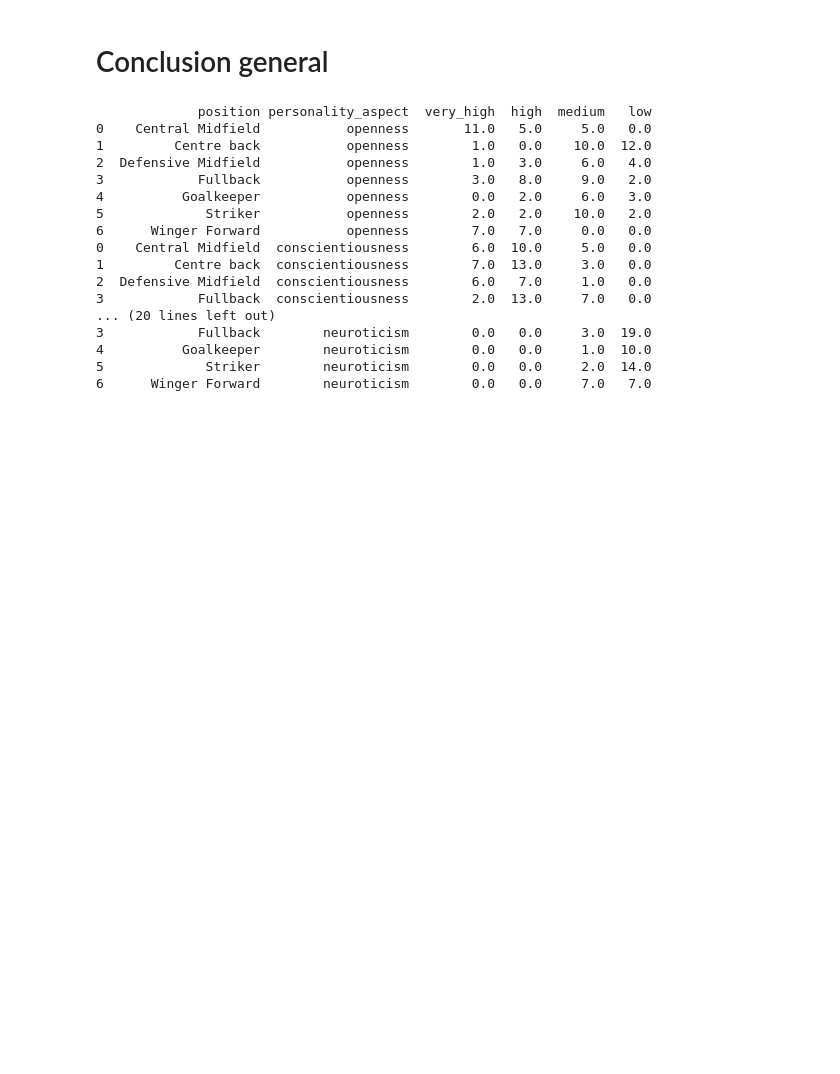
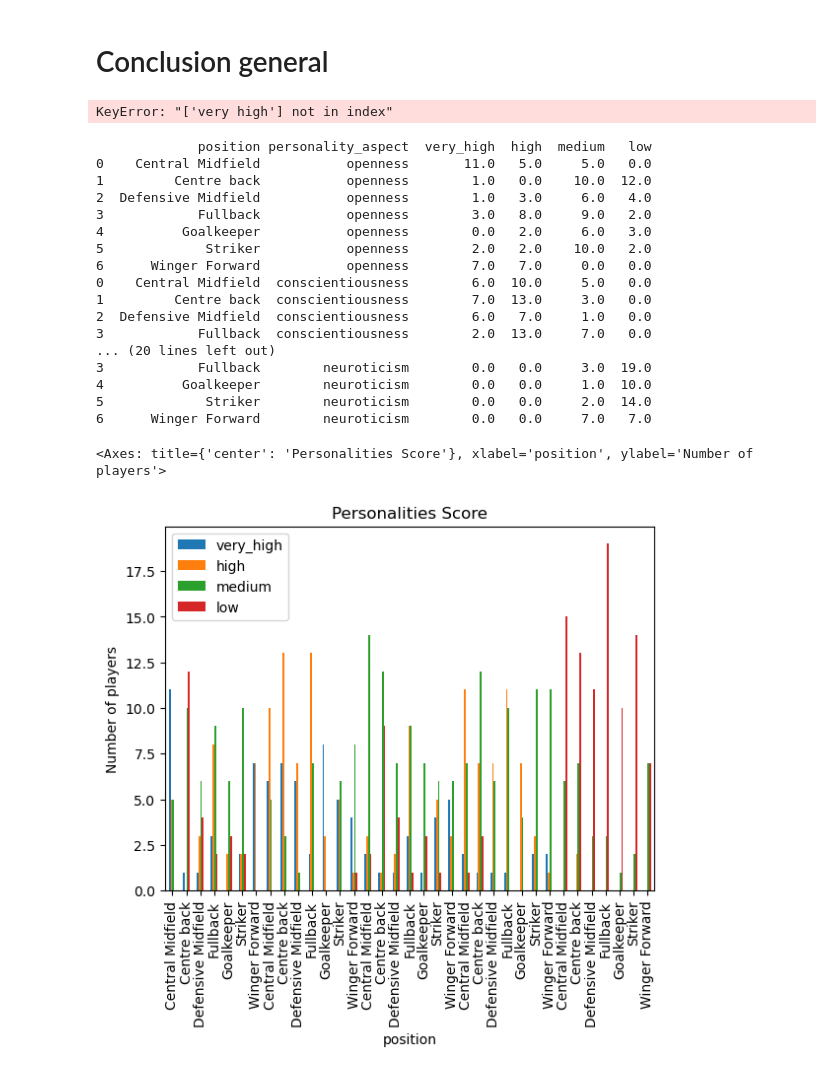
Before and after one commit to Cmb350/football_analysis_dashboard, a Jupyter notebook: football_players_personalities.ipynb, the cells around one changed output. Cells and saved outputs as stored; diff of their text form; code cells hidden in the pictures; blank space fills up the shorter version.

```diff
--- a/football_players_personalities.ipynb
+++ b/football_players_personalities.ipynb
@@ -299,23 +299,29 @@ df_final = pd.concat([pivot_openness, pivot_conscientiousness, pivot_extraversio
 df_final = df_final.fillna(0)
 df_final = df_final[['position','personality_aspect', 'very high', 'high', 'medium', 'low']]
 df_final = df_final.rename(columns = {"very high":"very_high"})
-
-print(df_final)
 # %% [output]
-             position personality_aspect  very_high  high  medium   low
-0    Central Midfield           openness       11.0   5.0     5.0   0.0
-1         Centre back           openness        1.0   0.0    10.0  12.0
-2  Defensive Midfield           openness        1.0   3.0     6.0   4.0
-3            Fullback           openness        3.0   8.0     9.0   2.0
-4          Goalkeeper           openness        0.0   2.0     6.0   3.0
-5             Striker           openness        2.0   2.0    10.0   2.0
-6      Winger Forward           openness        7.0   7.0     0.0   0.0
-0    Central Midfield  conscientiousness        6.0  10.0     5.0   0.0
-1         Centre back  conscientiousness        7.0  13.0     3.0   0.0
-2  Defensive Midfield  conscientiousness        6.0   7.0     1.0   0.0
-3            Fullback  conscientiousness        2.0  13.0     7.0   0.0
-... (20 lines left out)
-3            Fullback        neuroticism        0.0   0.0     3.0  19.0
-4          Goalkeeper        neuroticism        0.0   0.0     1.0  10.0
-5             Striker        neuroticism        0.0   0.0     2.0  14.0
-6      Winger Forward        neuroticism        0.0   0.0     7.0   7.0
+KeyError: "['very high'] not in index"
+# %%
+print(df_final)
+
+df_final.plot(kind = 'bar', x = 'position', ylabel = 'Number of players', title =  'Personalities Score')
+# %% [output]
+             position personality_aspect  very_high  high  medium   low
+0    Central Midfield           openness       11.0   5.0     5.0   0.0
+1         Centre back           openness        1.0   0.0    10.0  12.0
+2  Defensive Midfield           openness        1.0   3.0     6.0   4.0
+3            Fullback           openness        3.0   8.0     9.0   2.0
+4          Goalkeeper           openness        0.0   2.0     6.0   3.0
+5             Striker           openness        2.0   2.0    10.0   2.0
+6      Winger Forward           openness        7.0   7.0     0.0   0.0
+0    Central Midfield  conscientiousness        6.0  10.0     5.0   0.0
+1         Centre back  conscientiousness        7.0  13.0     3.0   0.0
+2  Defensive Midfield  conscientiousness        6.0   7.0     1.0   0.0
+3            Fullback  conscientiousness        2.0  13.0     7.0   0.0
+... (20 lines left out)
+3            Fullback        neuroticism        0.0   0.0     3.0  19.0
+4          Goalkeeper        neuroticism        0.0   0.0     1.0  10.0
+5             Striker        neuroticism        0.0   0.0     2.0  14.0
+6      Winger Forward        neuroticism        0.0   0.0     7.0   7.0
+<Axes: title={'center': 'Personalities Score'}, xlabel='position', ylabel='Number of players'>
+[figure, added]
```
Also changed, not shown: 1 other file.
